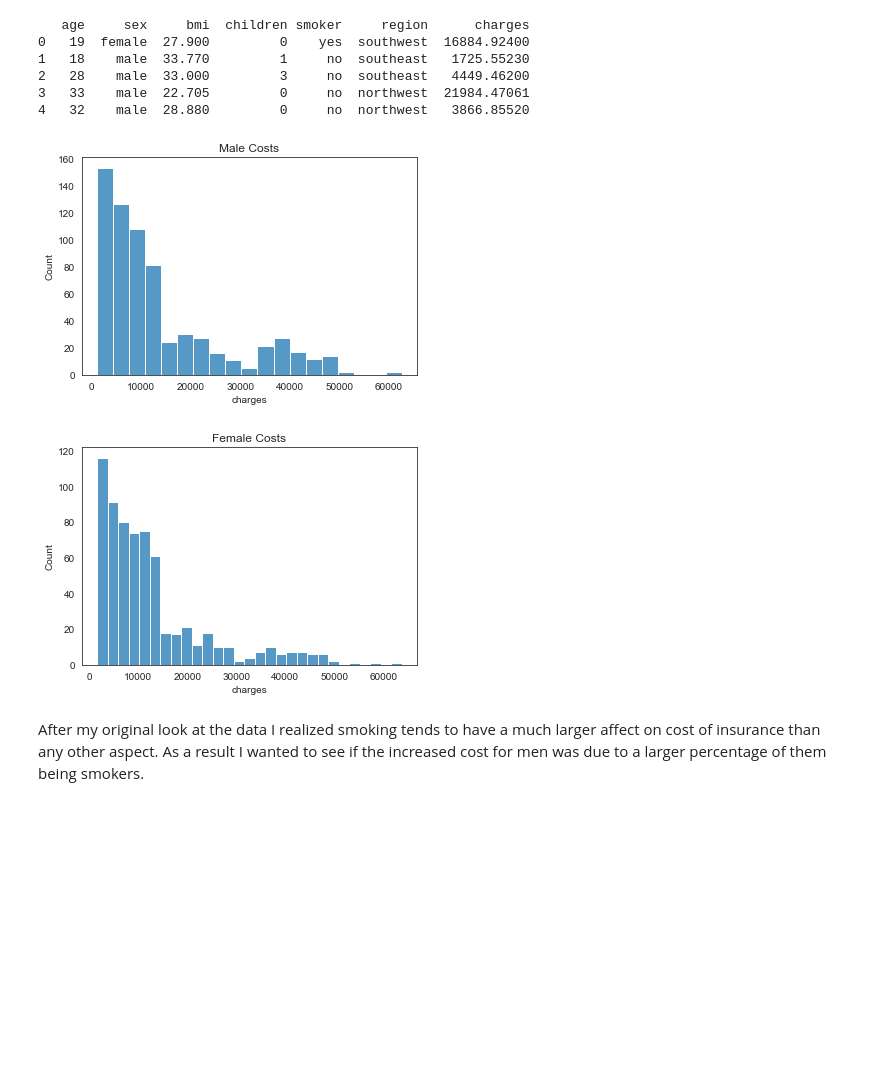
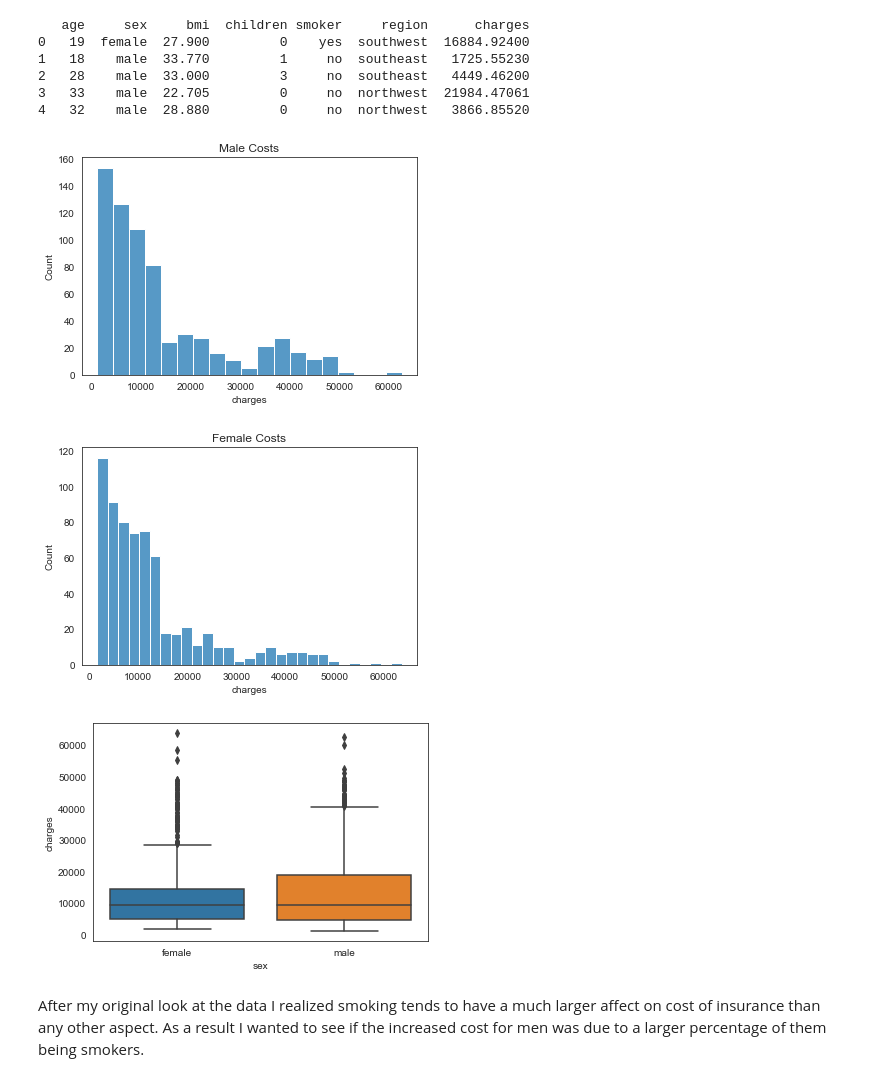
Before and after one commit to diverson1/Insurance-Project, a Jupyter notebook: Deeper Data Dive.ipynb, the cells around one changed output. Drawn from its saved outputs; the diff is of its cells as text; code cells hidden in the pictures; blank space fills up the shorter version.

Commit message:
boxplot added

```diff
--- a/Deeper Data Dive.ipynb
+++ b/Deeper Data Dive.ipynb
@@ -17,19 +17,23 @@ print(df.head())
 # %%
 #seperating the data into male vs female data sets
 male_data = df[df.sex == 'male'].reset_index()
 female_data = df[df.sex == 'female'].reset_index()
 
 # Looking to see if theres any obvious trends visually noticeable
 sns.set_style('white')
 sns.histplot(x='charges', data=male_data).set(title='Male Costs')
 plt.show()
 plt.close()
 sns.histplot(x='charges', data=female_data).set(title='Female Costs')
 plt.show()
 plt.close()
+sns.boxplot(data=df, x='sex', y='charges')
+plt.show()
+plt.close()
 # %% [output]
 [figure]
 [figure]
+[figure, added]
 # %% [markdown]
 After my original look at the data I realized smoking tends to have a much larger affect on cost of insurance than any other aspect. As a result I wanted to see if the increased cost for men was due to a larger percentage of them being smokers.
 # %%
```
Also changed, not shown: parts of 2 cells of this notebook.
